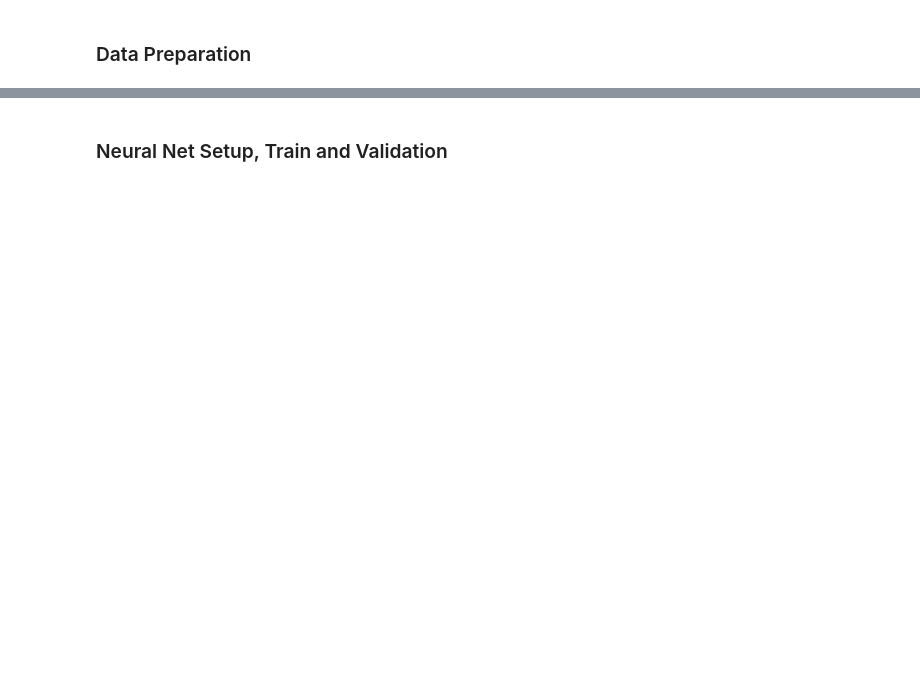
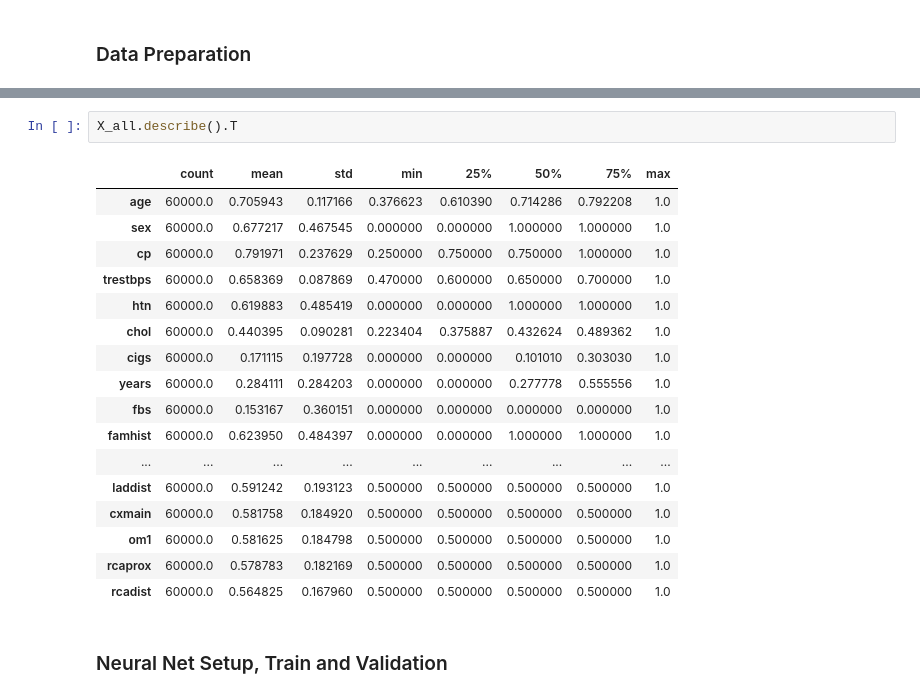
Before and after one commit to alsabay/HeartDiseaseNeuralNet, a Jupyter notebook: HeartDiseaseNeuralNet.ipynb, the cells around one changed output, grey strips where cells are left out. Cells and saved outputs as stored; diff of their text form; blank space fills up the shorter version.

```diff
--- a/HeartDiseaseNeuralNet.ipynb
+++ b/HeartDiseaseNeuralNet.ipynb
@@ -56,3 +78,23 @@ Y_test = np_utils.to_categorical( y_test, NB_CLASSES)
+# %%
+X_all.describe().T
+# %% [output]
+|  | count | mean | std | min | 25% | 50% | 75% | max |
+| age | 60000.0 | 0.705943 | 0.117166 | 0.376623 | 0.610390 | 0.714286 | 0.792208 | 1.0 |
+| sex | 60000.0 | 0.677217 | 0.467545 | 0.000000 | 0.000000 | 1.000000 | 1.000000 | 1.0 |
+| cp | 60000.0 | 0.791971 | 0.237629 | 0.250000 | 0.750000 | 0.750000 | 1.000000 | 1.0 |
+| trestbps | 60000.0 | 0.658369 | 0.087869 | 0.470000 | 0.600000 | 0.650000 | 0.700000 | 1.0 |
+| htn | 60000.0 | 0.619883 | 0.485419 | 0.000000 | 0.000000 | 1.000000 | 1.000000 | 1.0 |
+| chol | 60000.0 | 0.440395 | 0.090281 | 0.223404 | 0.375887 | 0.432624 | 0.489362 | 1.0 |
+| cigs | 60000.0 | 0.171115 | 0.197728 | 0.000000 | 0.000000 | 0.101010 | 0.303030 | 1.0 |
+| years | 60000.0 | 0.284111 | 0.284203 | 0.000000 | 0.000000 | 0.277778 | 0.555556 | 1.0 |
+| fbs | 60000.0 | 0.153167 | 0.360151 | 0.000000 | 0.000000 | 0.000000 | 0.000000 | 1.0 |
+| famhist | 60000.0 | 0.623950 | 0.484397 | 0.000000 | 0.000000 | 1.000000 | 1.000000 | 1.0 |
+| ... | ... | ... | ... | ... | ... | ... | ... | ... |
+| laddist | 60000.0 | 0.591242 | 0.193123 | 0.500000 | 0.500000 | 0.500000 | 0.500000 | 1.0 |
+| cxmain | 60000.0 | 0.581758 | 0.184920 | 0.500000 | 0.500000 | 0.500000 | 0.500000 | 1.0 |
+| om1 | 60000.0 | 0.581625 | 0.184798 | 0.500000 | 0.500000 | 0.500000 | 0.500000 | 1.0 |
+| rcaprox | 60000.0 | 0.578783 | 0.182169 | 0.500000 | 0.500000 | 0.500000 | 0.500000 | 1.0 |
+| rcadist | 60000.0 | 0.564825 | 0.167960 | 0.500000 | 0.500000 | 0.500000 | 0.500000 | 1.0 |
 # %% [markdown]
 ### Neural Net Setup, Train and Validation
 # %%
```
Also changed, not shown: parts of 7 cells of this notebook, 1 other file.
